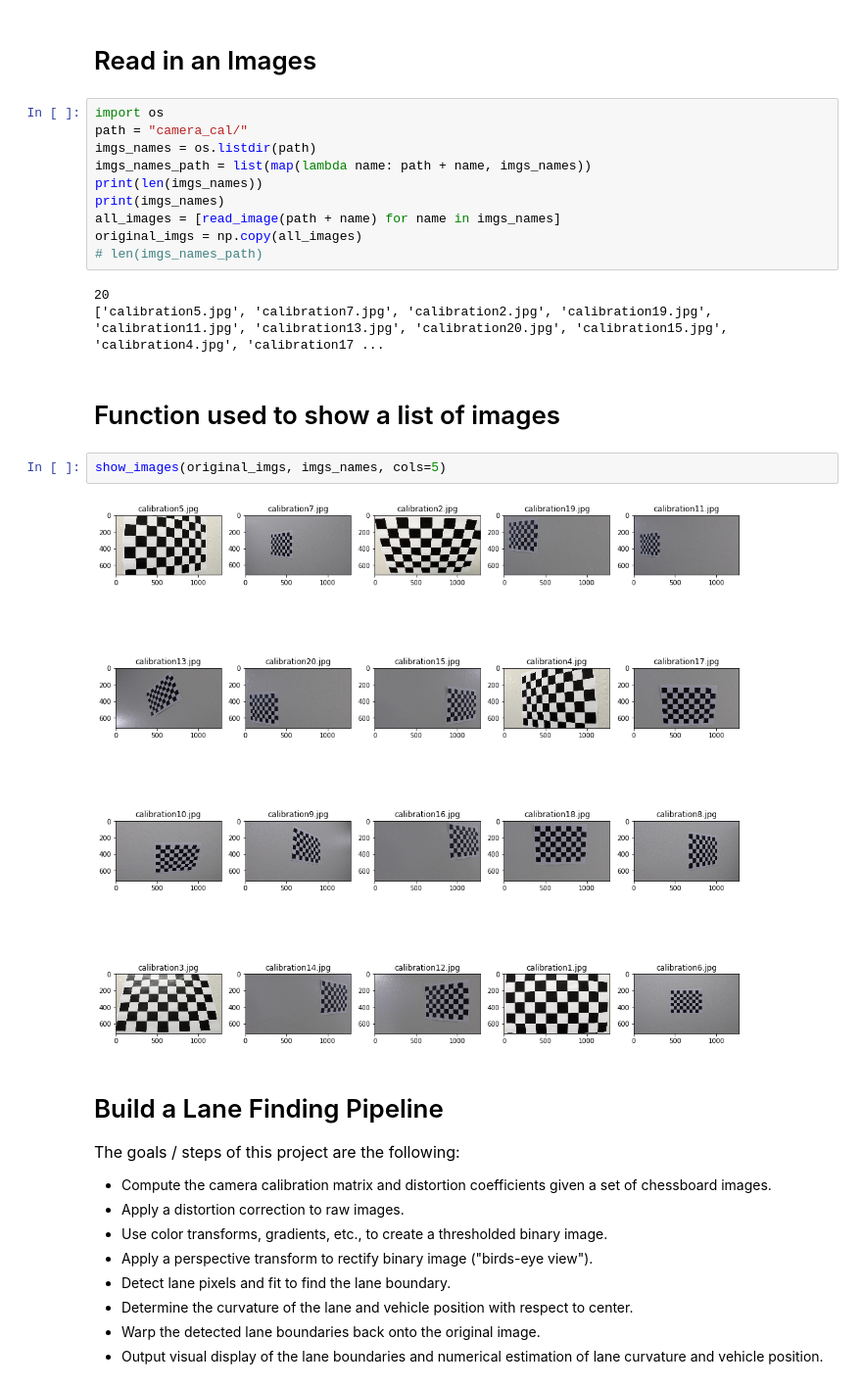
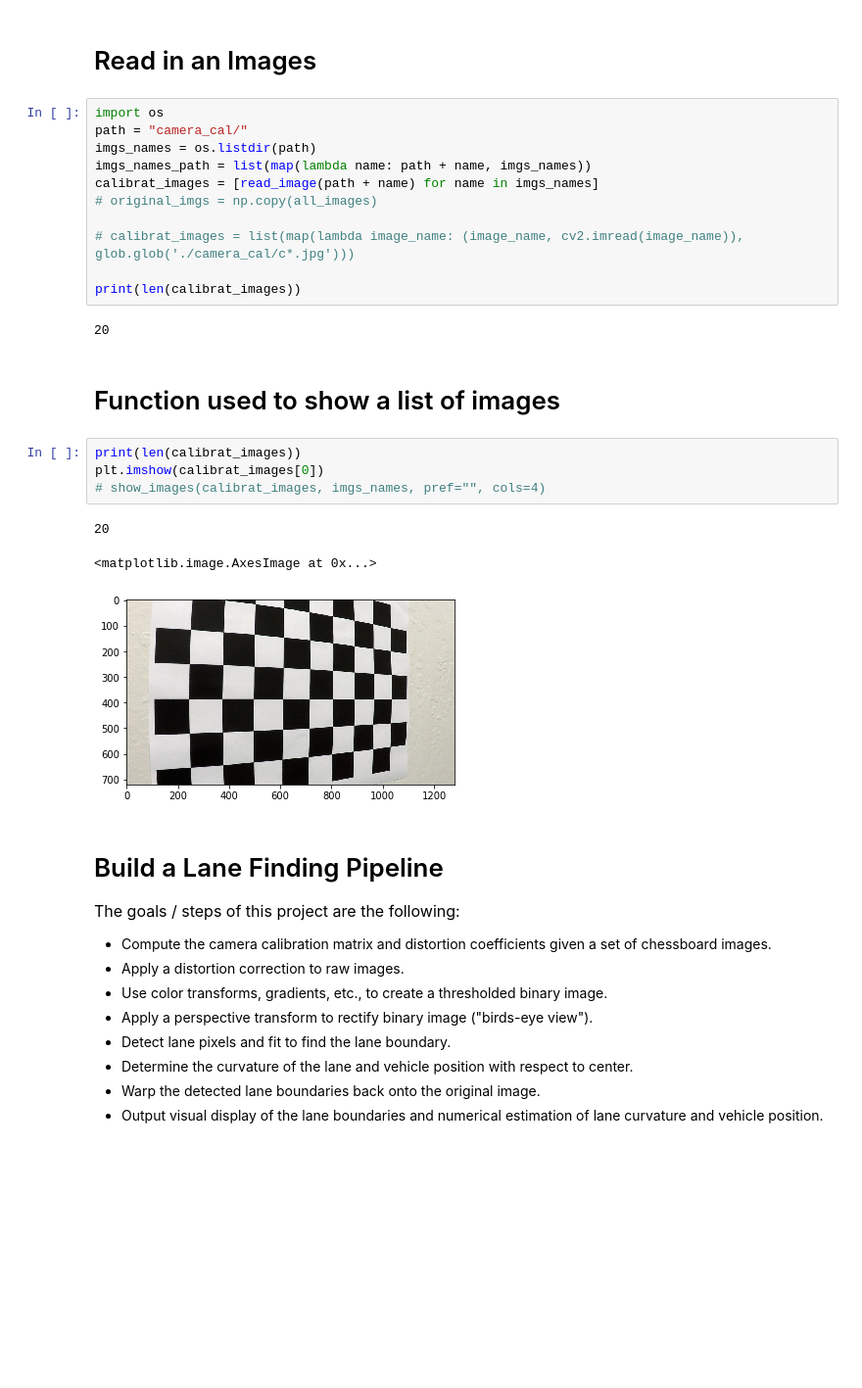
Before and after one commit to aliasaswad/CarND-Advanced-Lane-Lines-P2, a Jupyter notebook: P2.ipynb, the cells around one changed output. Shown at 98% size. Saved outputs shown, nothing was run; the diff lists cells and outputs as text; blank space fills up the shorter version.

```diff
--- a/P2.ipynb
+++ b/P2.ipynb
@@ -100,20 +100,24 @@ import os
 path = "camera_cal/"
 imgs_names = os.listdir(path)
 imgs_names_path = list(map(lambda name: path + name, imgs_names))
-print(len(imgs_names))
-print(imgs_names)
-all_images = [read_image(path + name) for name in imgs_names]
-original_imgs = np.copy(all_images)
-# len(imgs_names_path)
+calibrat_images = [read_image(path + name) for name in imgs_names]
+# original_imgs = np.copy(all_images)
+
+# calibrat_images = list(map(lambda image_name: (image_name, cv2.imread(image_name)), glob.glob('./camera_cal/c*.jpg')))
+
+print(len(calibrat_images))
 # %% [output]
 20
-['calibration5.jpg', 'calibration7.jpg', 'calibration2.jpg', 'calibration19.jpg', 'calibration11.jpg', 'calibration13.jpg', 'calibration20.jpg', 'calibration15.jpg', 'calibration4.jpg', 'calibration17 ...
 # %% [markdown]
 # Function used to show a list of images
-# %%
-show_images(original_imgs, imgs_names, cols=5)
-# %% [output]
-[figure, removed]
+# %%
+print(len(calibrat_images))
+plt.imshow(calibrat_images[0])
+# show_images(calibrat_images, imgs_names, pref="", cols=4)
+# %% [output]
+20
+<matplotlib.image.AxesImage at 0x...>
+[figure, added]
 # %% [markdown]
 # Build a Lane Finding Pipeline
 <font size="3">The goals / steps of this project are the following:
```
Also changed, not shown: parts of 4 cells of this notebook.
